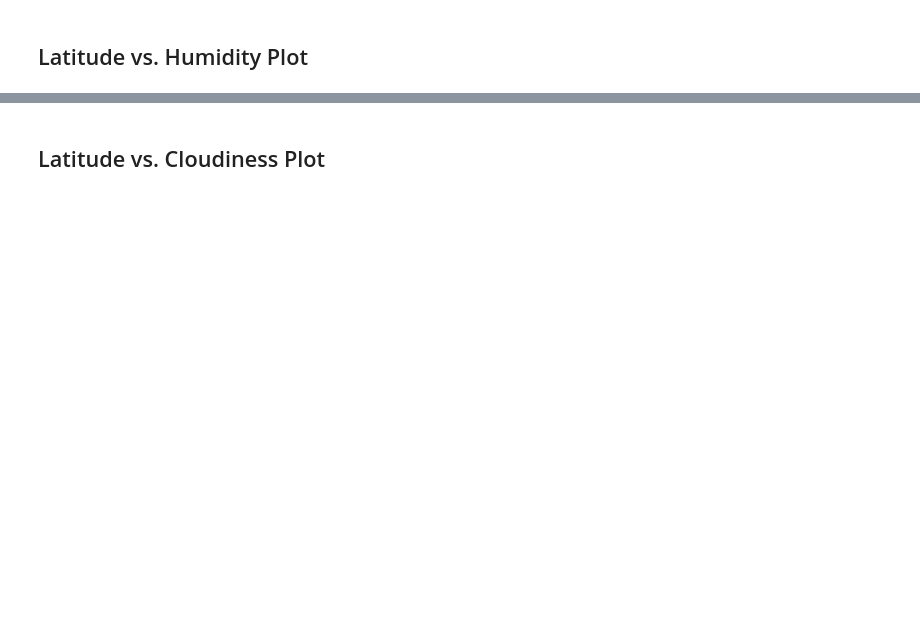
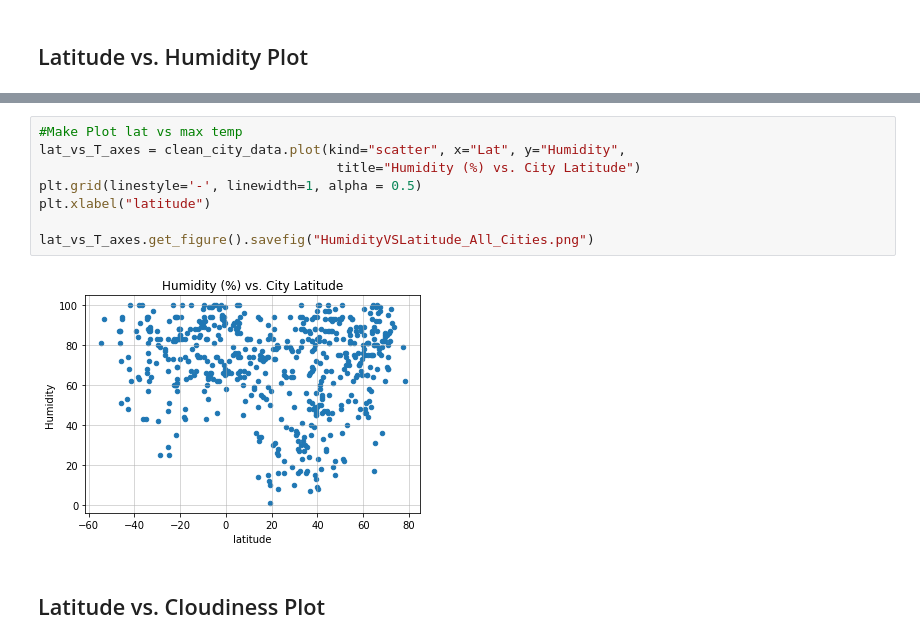
Before and after one commit to D4n13l-50L/python-api-challenge, a Jupyter notebook: Weatherpy/WeatherPy.ipynb, the cells around one changed output, grey strips where cells are left out. Cells and saved outputs as stored; diff of their text form; blank space fills up the shorter version.

```diff
--- a/Weatherpy/WeatherPy.ipynb
+++ b/Weatherpy/WeatherPy.ipynb
@@ -238,2 +257,12 @@ Int64Index([], dtype='int64')
+# %%
+#Make Plot lat vs max temp
+lat_vs_T_axes = clean_city_data.plot(kind="scatter", x="Lat", y="Humidity",
+                                      title="Humidity (%) vs. City Latitude")
+plt.grid(linestyle='-', linewidth=1, alpha = 0.5)
+plt.xlabel("latitude")
+
+lat_vs_T_axes.get_figure().savefig("HumidityVSLatitude_All_Cities.png")
+# %% [output]
+[figure, added]
 # %% [markdown]
 ## Latitude vs. Cloudiness Plot
```
Also changed, not shown: parts of 43 cells of this notebook, 9 other files.
